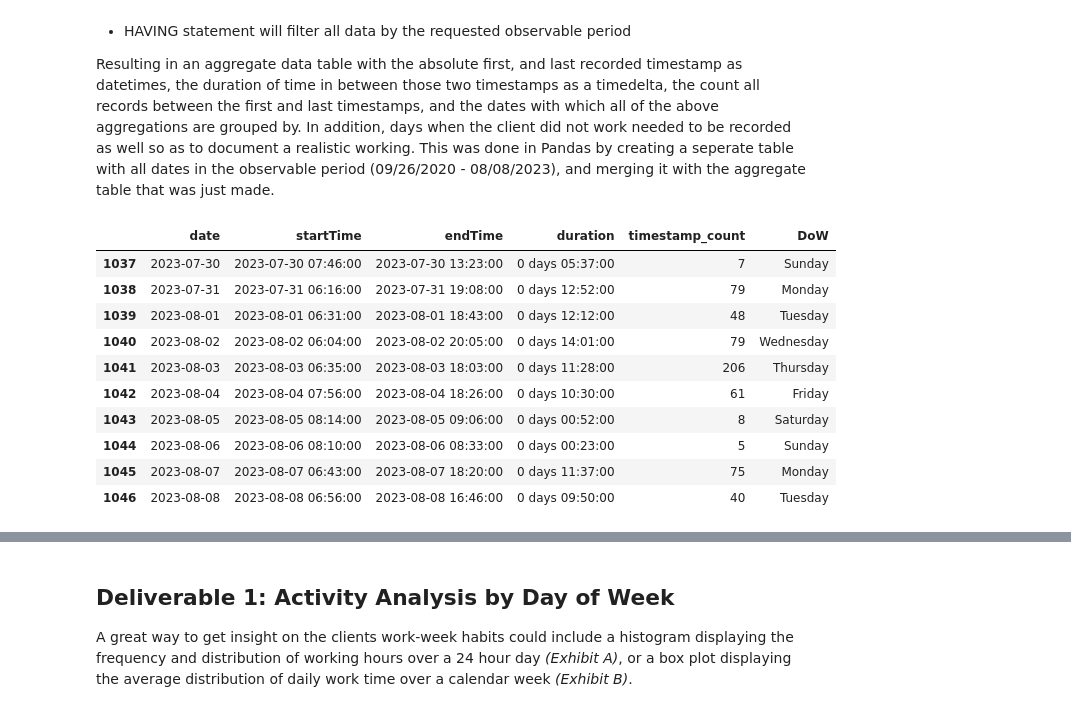
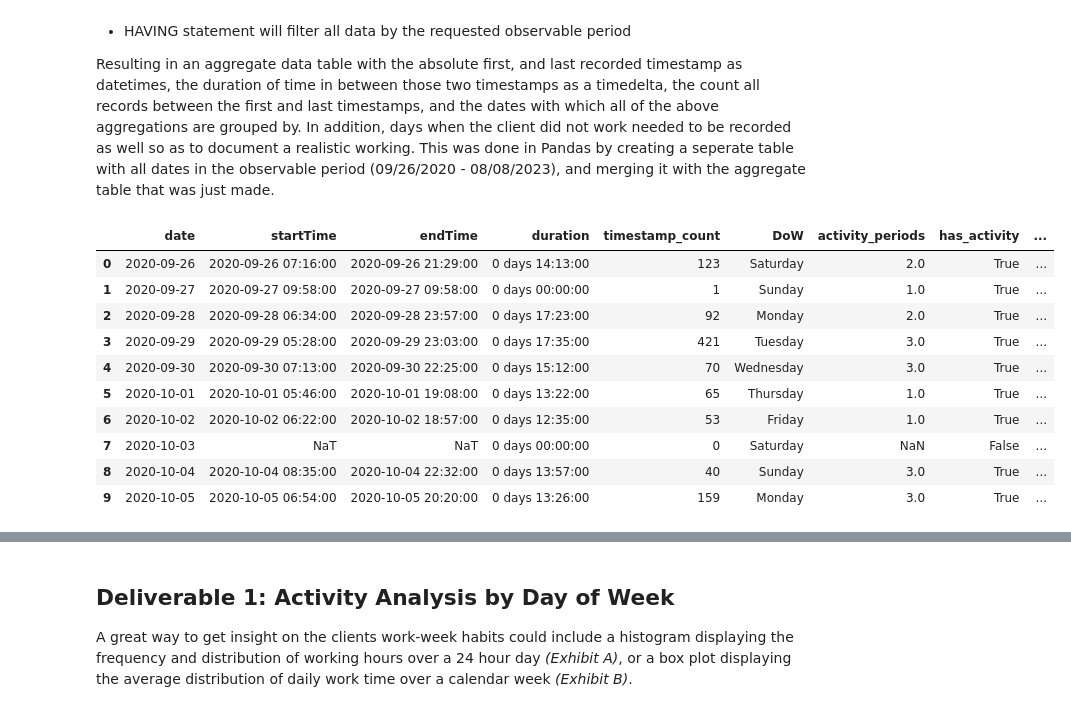
Before and after one commit to SB0912/Consulting-Portfolio, a Jupyter notebook: HvT.ipynb, the cells around one changed output, grey strips where cells are left out. Drawn from its saved outputs; the diff is of its cells as text; code cells hidden in the pictures.

```diff
--- a/HvT.ipynb
+++ b/HvT.ipynb
@@ -185,54 +185,89 @@ From there the query simply needed to be tailored to answer the initial question
 
 Resulting in an aggregate data table with the absolute first, and last recorded timestamp as datetimes, the duration of time in between those two timestamps as a timedelta, the count all records between the first and last timestamps, and the dates with which all of the above aggregations are grouped by. In addition, days when the client did not work needed to be recorded as well so as to document a realistic working. This was done in Pandas by creating a seperate table with all dates in the observable period (09/26/2020 - 08/08/2023), and merging it with the aggregate table that was just made.
 # %%
+# Improved version with timezone handling
 curser.execute("""
 SELECT
     `date`,
     MIN(first_timestamp) as startTime,
     MAX(last_timestamp) as endTime,
     TIMEDIFF(MAX(last_timestamp), MIN(first_timestamp)) as duration,
     SUM(timestamp_count) as timestamp_count,
-    WEEKDAY(`date`) as DoW
+    WEEKDAY(`date`) as DoW,
+    COUNT(*) as activity_periods
 FROM
     CombinedStamps
 WHERE
-    HOUR(first_timestamp) >= '05:00:00'
+    TIME(first_timestamp) >= '05:00:00'
+    AND `date` BETWEEN '2020-09-26' AND '2023-08-08'
 GROUP BY
     `date`
 HAVING
-    `date` BETWEEN '2020-09-26' AND '2023-08-08';
-               """)
+    MAX(last_timestamp) IS NOT NULL
+""")
+
 combinedStamps = curser.fetchall()
 headers = [i[0] for i in curser.description]
-combinedStampsDf = pd.DataFrame(combinedStamps, columns=[headers], index=None)
-combinedStampsDf.columns = ['_'.join(col) if isinstance(col, tuple) else col for col in combinedStampsDf.columns]
+combinedStampsDf = pd.DataFrame(combinedStamps, columns=headers)
 
-# Date range for all dates between '2020-09-26' and '2023-08-08'
-dataPeriod = pd.date_range(start='2020-09-26', end='2023-08-08', freq='D')
-combinedStampsDf['date'] = pd.to_datetime(combinedStampsDf['date'], format='%Y-%m-%d')
+# Convert to datetime without timezone first
+combinedStampsDf['date'] = pd.to_datetime(combinedStampsDf['date'], errors='coerce').dt.tz_localize(None)
 
-# Merge the existing data with the full date range
-combinedStampsDf = pd.DataFrame({'date': dataPeriod}).merge(combinedStampsDf, on='date', how='left')
+# Create date range without timezone
+dataPeriod = pd.date_range(
+    start='2020-09-26',
+    end='2023-08-08',
+    freq='D'
+)
 
-# Fill NaN values for startTime, endTime, duration, and timestamp_count
-combinedStampsDf['startTime'] = combinedStampsDf['startTime'].fillna(pd.NaT)
-combinedStampsDf['endTime'] = combinedStampsDf['endTime'].fillna(pd.NaT)
-combinedStampsDf['duration'] = combinedStampsDf['duration'].fillna(pd.Timedelta(0))
-combinedStampsDf['timestamp_count'] = combinedStampsDf['timestamp_count'].fillna(0)
+# Convert to DataFrame and ensure consistent datetime format
+date_df = pd.DataFrame({
+    'date': pd.to_datetime(dataPeriod, errors='coerce').tz_localize(None)
+})
+
+# Perform merge with consistent datetime formats
+combinedStampsDf = date_df.merge(
+    combinedStampsDf,
+    on='date',
+    how='left',
+    validate='one_to_one'
+)
+
+# Rest of the processing remains the same
+time_cols = ['startTime', 'endTime']
+combinedStampsDf[time_cols] = combinedStampsDf[time_cols].apply(
+    lambda x: pd.to_datetime(x, errors='coerce').dt.tz_localize(None))
+
+combinedStampsDf['duration'] = (
+    combinedStampsDf['duration']
+    .fillna(pd.Timedelta(0))
+    .apply(lambda x: pd.Timedelta(x) if not isinstance(x, pd.Timedelta) else x)
+)
+
+combinedStampsDf['timestamp_count'] = (
+    combinedStampsDf['timestamp_count']
+    .fillna(0)
+    .astype(int)
+)
+
 combinedStampsDf['DoW'] = combinedStampsDf['date'].dt.day_name()
+combinedStampsDf['has_activity'] = combinedStampsDf['timestamp_count'] > 0
+combinedStampsDf['is_complete_day'] = ~combinedStampsDf['startTime'].isna()
 
-display(combinedStampsDf.tail(10))
-print("Row Count: " + str(len(combinedStampsDf)))
+display(combinedStampsDf.head(10))
+print(f"Row Count: {len(combinedStampsDf)}")
+print(f"Days with activity: {combinedStampsDf['has_activity'].sum()}")
+print(f"Data coverage: {combinedStampsDf['has_activity'].mean():.1%}")
 # %% [output]
-|  | date | startTime | endTime | duration | timestamp_count | DoW |
-| 1037 | 2023-07-30 | 2023-07-30 07:46:00 | 2023-07-30 13:23:00 | 0 days 05:37:00 | 7 | Sunday |
-| 1038 | 2023-07-31 | 2023-07-31 06:16:00 | 2023-07-31 19:08:00 | 0 days 12:52:00 | 79 | Monday |
-| 1039 | 2023-08-01 | 2023-08-01 06:31:00 | 2023-08-01 18:43:00 | 0 days 12:12:00 | 48 | Tuesday |
-| 1040 | 2023-08-02 | 2023-08-02 06:04:00 | 2023-08-02 20:05:00 | 0 days 14:01:00 | 79 | Wednesday |
-| 1041 | 2023-08-03 | 2023-08-03 06:35:00 | 2023-08-03 18:03:00 | 0 days 11:28:00 | 206 | Thursday |
-| 1042 | 2023-08-04 | 2023-08-04 07:56:00 | 2023-08-04 18:26:00 | 0 days 10:30:00 | 61 | Friday |
-| 1043 | 2023-08-05 | 2023-08-05 08:14:00 | 2023-08-05 09:06:00 | 0 days 00:52:00 | 8 | Saturday |
-| 1044 | 2023-08-06 | 2023-08-06 08:10:00 | 2023-08-06 08:33:00 | 0 days 00:23:00 | 5 | Sunday |
-| 1045 | 2023-08-07 | 2023-08-07 06:43:00 | 2023-08-07 18:20:00 | 0 days 11:37:00 | 75 | Monday |
-| 1046 | 2023-08-08 | 2023-08-08 06:56:00 | 2023-08-08 16:46:00 | 0 days 09:50:00 | 40 | Tuesday |
+|  | date | startTime | endTime | duration | timestamp_count | DoW | activity_periods | has_activity | ... |
+| 0 | 2020-09-26 | 2020-09-26 07:16:00 | 2020-09-26 21:29:00 | 0 days 14:13:00 | 123 | Saturday | 2.0 | True | ... |
+| 1 | 2020-09-27 | 2020-09-27 09:58:00 | 2020-09-27 09:58:00 | 0 days 00:00:00 | 1 | Sunday | 1.0 | True | ... |
+| 2 | 2020-09-28 | 2020-09-28 06:34:00 | 2020-09-28 23:57:00 | 0 days 17:23:00 | 92 | Monday | 2.0 | True | ... |
+| 3 | 2020-09-29 | 2020-09-29 05:28:00 | 2020-09-29 23:03:00 | 0 days 17:35:00 | 421 | Tuesday | 3.0 | True | ... |
+| 4 | 2020-09-30 | 2020-09-30 07:13:00 | 2020-09-30 22:25:00 | 0 days 15:12:00 | 70 | Wednesday | 3.0 | True | ... |
+| 5 | 2020-10-01 | 2020-10-01 05:46:00 | 2020-10-01 19:08:00 | 0 days 13:22:00 | 65 | Thursday | 1.0 | True | ... |
+| 6 | 2020-10-02 | 2020-10-02 06:22:00 | 2020-10-02 18:57:00 | 0 days 12:35:00 | 53 | Friday | 1.0 | True | ... |
+| 7 | 2020-10-03 | NaT | NaT | 0 days 00:00:00 | 0 | Saturday | NaN | False | ... |
+| 8 | 2020-10-04 | 2020-10-04 08:35:00 | 2020-10-04 22:32:00 | 0 days 13:57:00 | 40 | Sunday | 3.0 | True | ... |
+| 9 | 2020-10-05 | 2020-10-05 06:54:00 | 2020-10-05 20:20:00 | 0 days 13:26:00 | 159 | Monday | 3.0 | True | ... |
 Row Count: 1047
```
Also changed, not shown: parts of 7 cells of this notebook.
